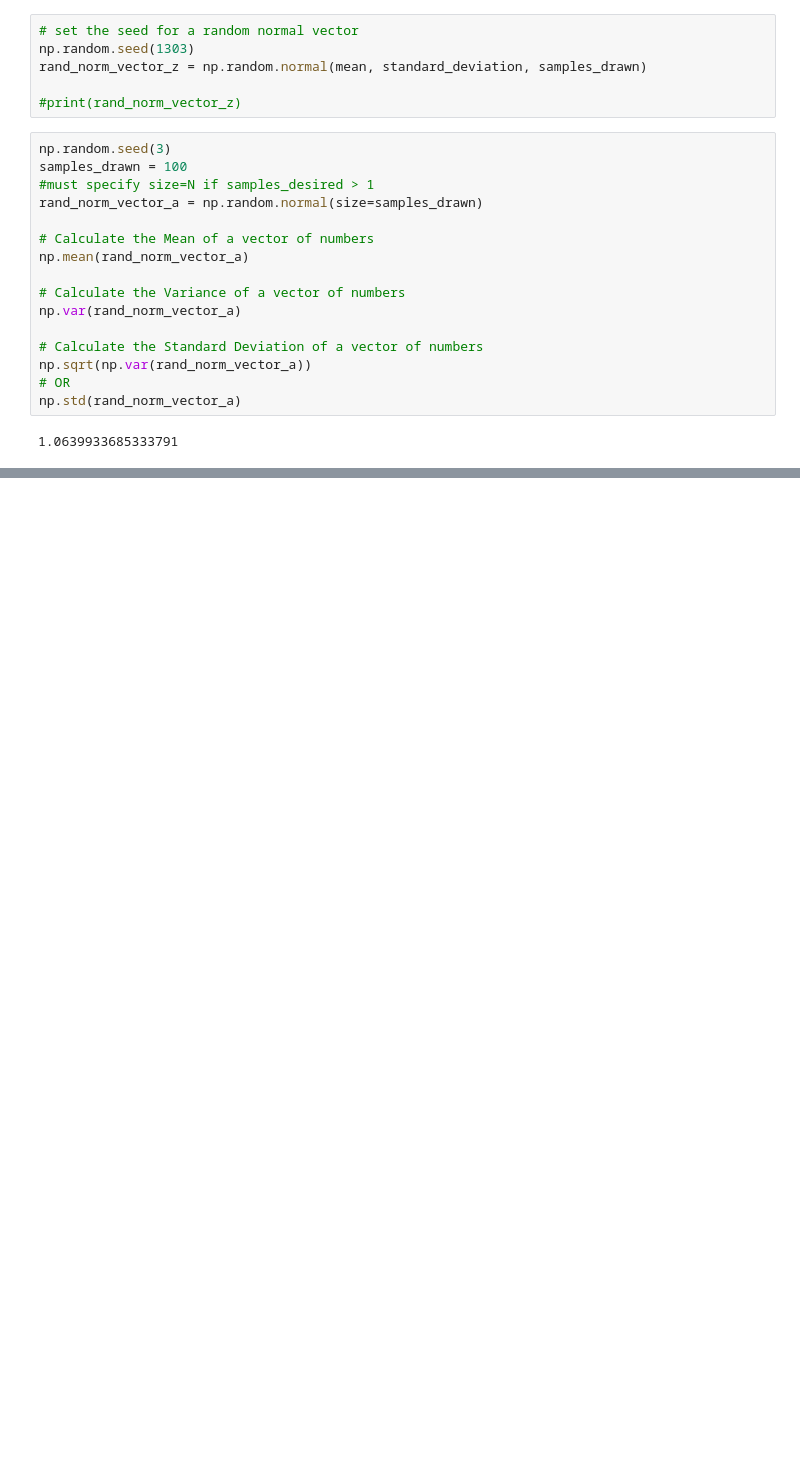
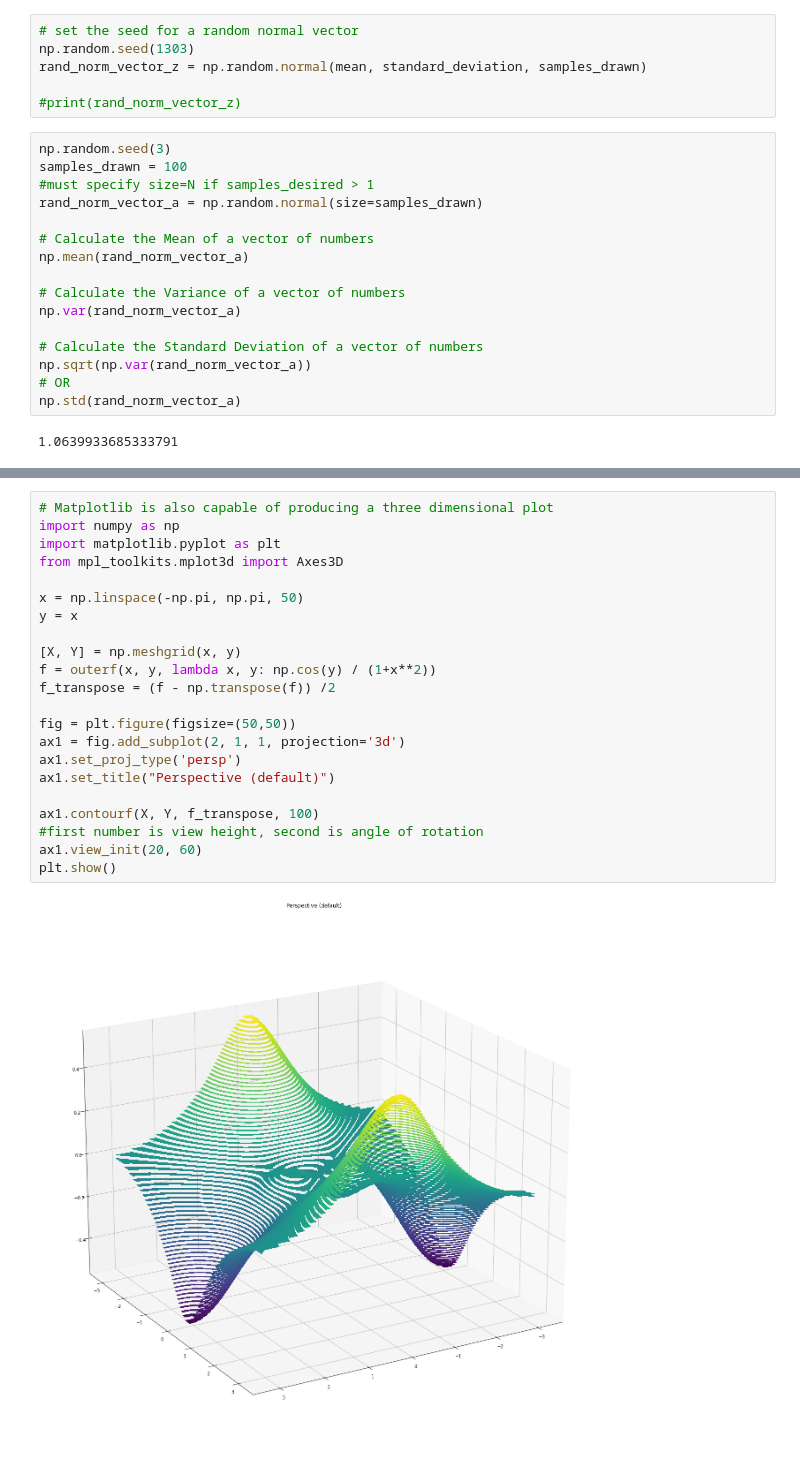
Before and after one commit to matthew-halligan/Machine-Learning-Experiments, a Jupyter notebook: an_introduction_to_statistical_learning_v2/Basic Commands.ipynb, the cells around one changed output, grey strips where cells are left out. Drawn from its saved outputs; the diff is of its cells as text; blank space fills up the shorter version.

```diff
--- a/an_introduction_to_statistical_learning_v2/Basic Commands.ipynb
+++ b/an_introduction_to_statistical_learning_v2/Basic Commands.ipynb
@@ -81,0 +137,24 @@ np.std(rand_norm_vector_a)
+# %%
+# Matplotlib is also capable of producing a three dimensional plot
+import numpy as np
+import matplotlib.pyplot as plt
+from mpl_toolkits.mplot3d import Axes3D
+
+x = np.linspace(-np.pi, np.pi, 50)
+y = x
+
+[X, Y] = np.meshgrid(x, y)
+f = outerf(x, y, lambda x, y: np.cos(y) / (1+x**2))
+f_transpose = (f - np.transpose(f)) /2
+
+fig = plt.figure(figsize=(50,50))
+ax1 = fig.add_subplot(2, 1, 1, projection='3d')
+ax1.set_proj_type('persp')
+ax1.set_title("Perspective (default)")
+
+ax1.contourf(X, Y, f_transpose, 100)
+#first number is view height, second is angle of rotation
+ax1.view_init(20, 60)
+plt.show()
+# %% [output]
+[figure, added]
```
Also changed, not shown: parts of 11 cells of this notebook.
